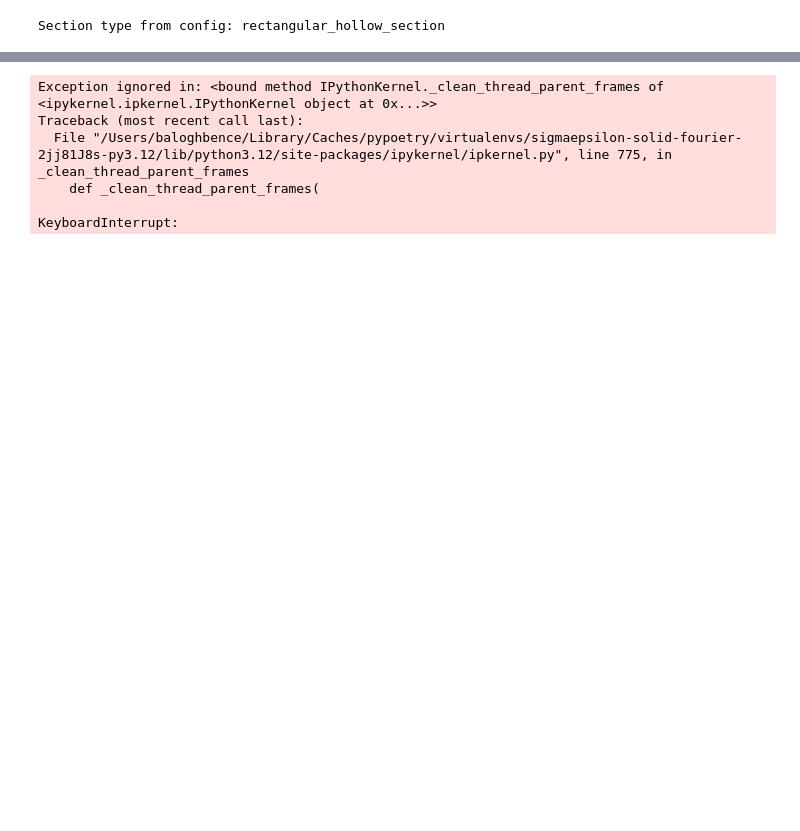
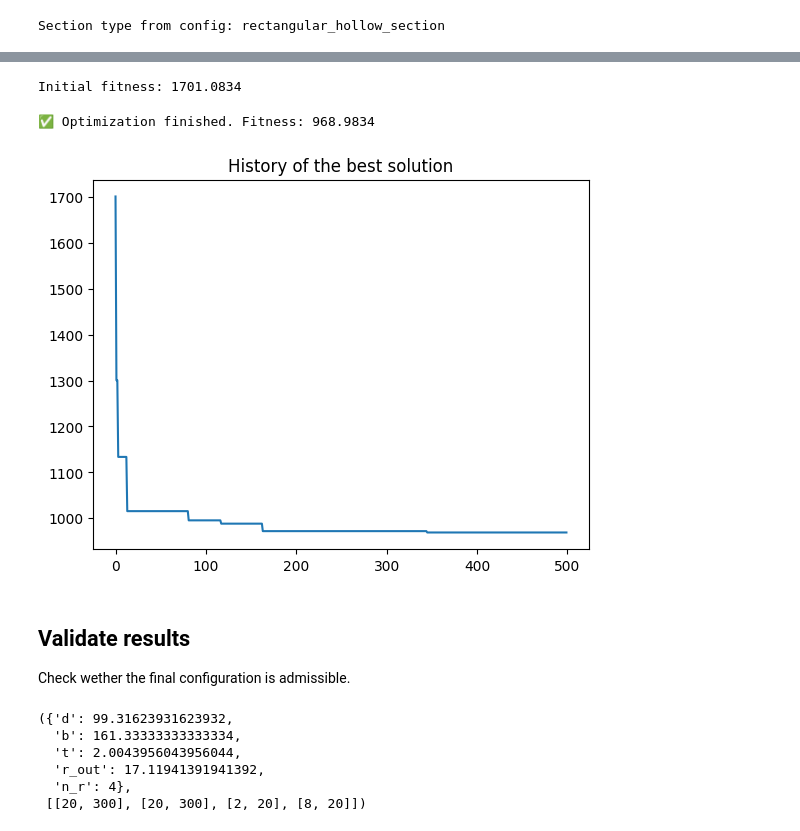
Before and after one commit to sigma-epsilon/sigmaepsilon.solid.fourier, a Jupyter notebook: apps/cross_section_optimization/3 - optimize.ipynb, the cells around one changed output, grey strips where cells are left out. Cells and saved outputs as stored; diff of their text form; code cells hidden in the pictures; blank space fills up the shorter version.

Commit message:
Refactor cross section optimization utilities

```diff
--- a/apps/cross_section_optimization/3 - optimize.ipynb
+++ b/apps/cross_section_optimization/3 - optimize.ipynb
@@ -114,10 +241 @@ models[task] = {
-# %%
-with open("model_regression.pkl", "rb") as f:
-    model_regression: BaseEstimator = joblib.load(f)
-
-with open("model_logistic_regression.pkl", "rb") as f:
-    model_classification: BaseEstimator = joblib.load(f)
-
-with open("config.json", "r") as f:
-    config: dict = json.load(f)
 # %%
@@ -195,22 +302,49 @@ objective(default_values)
+# %%
+bga = BGA(objective, section_variable_ranges, length=8, nPop=100, minimize=True)
 # %%
 history = [objective(bga.best_phenotype())]
 
-for _ in range(100):
+n_epochs = 500
+bga.evolve(1)
+n_epochs -= 1
+fittness = bga.champion.fittness
+tqdm.write(f"Initial fitness: {fittness:.4f}")
+pbar = tqdm(total=n_epochs)
+for epoch in range(n_epochs):
     bga.evolve(1)
-    history.append(bga.champion.fittness)
+    fittness = bga.champion.fittness
+    history.append(fittness)
+    pbar.set_description(
+        f"Epoch {epoch+1}/{n_epochs} | "
+        f"Fitness: {fittness:.4f}"
+    )
+    pbar.update(1)
+pbar.close()
+
+x = bga.champion.phenotype
+fx = bga.champion.fittness
+tqdm.write(f"✅ Optimization finished. Fitness: {fittness:.4f}")
+
+solution = default_section_params.copy()
+solution.update({k: v for k, v in zip(section_variables, x)})
 
 plt.plot(history)
 plt.title('History of the best solution')
 plt.show()
-
-x = bga.champion.phenotype
-fx = bga.champion.fittness
-
-print(f"The minimum value is f(x) = {fx} at  x = {x}.")
 # %% [output]
-Exception ignored in: <bound method IPythonKernel._clean_thread_parent_frames of <ipykernel.ipkernel.IPythonKernel object at 0x...>>
-Traceback (most recent call last):
-  File "/Users/baloghbence/Library/Caches/pypoetry/virtualenvs/sigmaepsilon-solid-fourier-2jj81J8s-py3.12/lib/python3.12/site-packages/ipykernel/ipkernel.py", line 775, in _clean_thread_parent_frames
-    def _clean_thread_parent_frames(
-
-KeyboardInterrupt:
+Initial fitness: 1701.0834
+✅ Optimization finished. Fitness: 968.9834
+[figure, added]
+# %% [markdown]
+## Validate results
+
+Check wether the final configuration is admissible.
+# %%
+solution, section_variable_ranges
+# %% [output]
+({'d': 99.31623931623932,
+  'b': 161.33333333333334,
+  't': 2.0043956043956044,
+  'r_out': 17.11941391941392,
+  'n_r': 4},
+ [[20, 300], [20, 300], [2, 20], [8, 20]])
```
Also changed, not shown: parts of 14 cells of this notebook, 8 other files.
